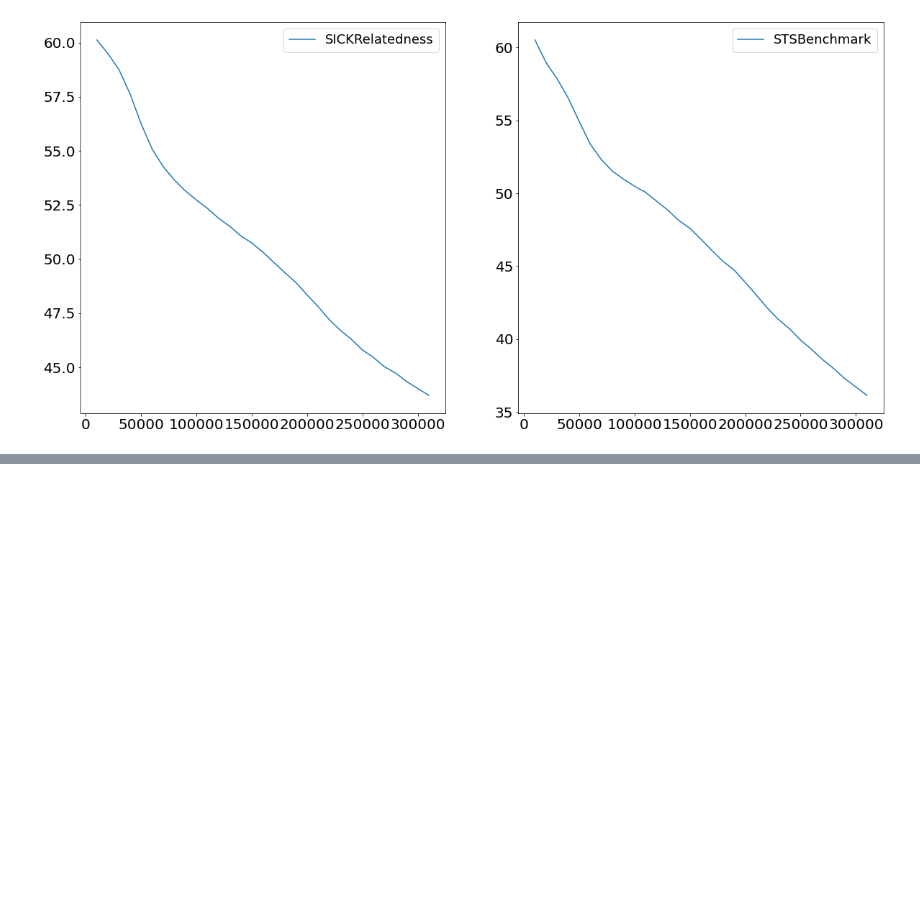
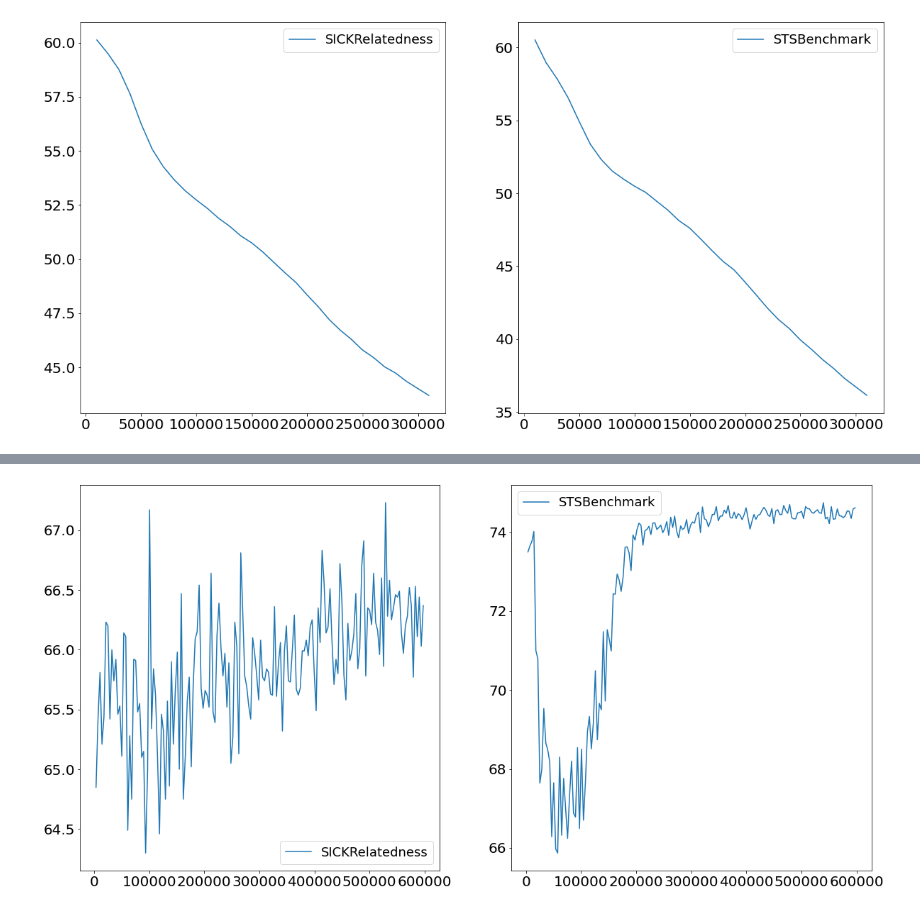
Before and after one commit to MaveriQ/barlowtwins, a Jupyter notebook: pl_model/senteval/result_plots.ipynb, the cells around one changed output, grey strips where cells are left out. Cells and saved outputs as stored; diff of their text form; code cells hidden in the pictures; blank space fills up the shorter version.

```diff
--- a/pl_model/senteval/result_plots.ipynb
+++ b/pl_model/senteval/result_plots.ipynb
@@ -137,0 +148,4 @@ model_nlpmixer6_4096_2 = process_data('bert_nlpmixer6_4096-4096_lamb1.0_gpus4_al
+# %%
+model_trainable1_2048_2 = process_data('bert_trainable1_bs32_20mil_2048-2048.csv')
+# %% [output]
+[figure, added]
```
Also changed, not shown: parts of 15 cells of this notebook, 21 other files.
